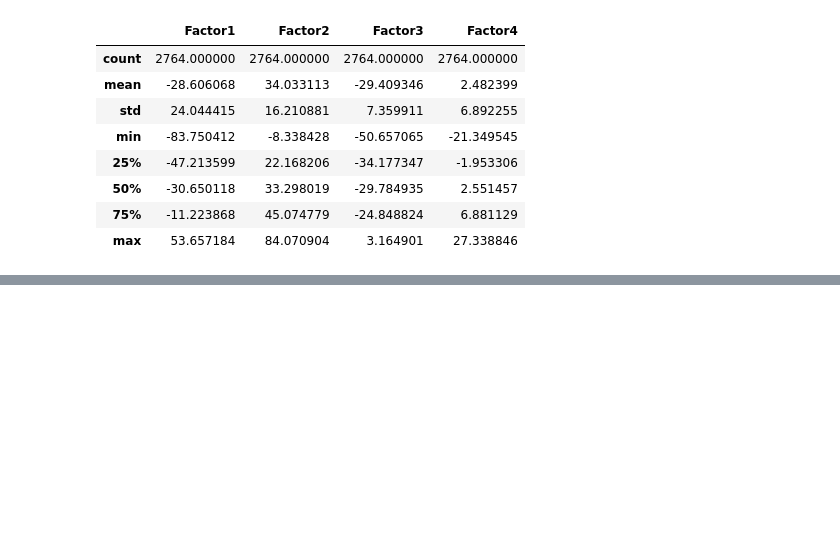
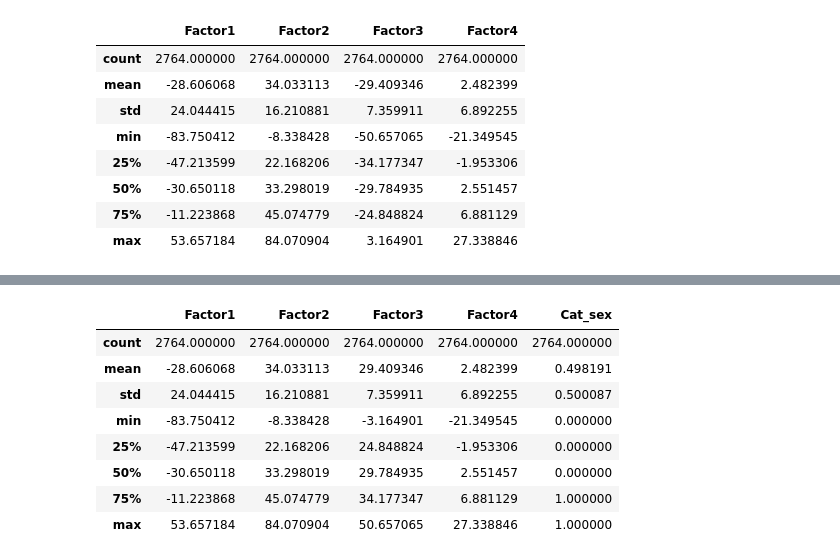
Before and after one commit to lemonsterpie/LHL-Final-Cat-Personality-Clustering, a Jupyter notebook: notebooks/dimensionality_reduction.ipynb, the cells around one changed output, grey strips where cells are left out. Drawn from its saved outputs; the diff is of its cells as text; code cells hidden in the pictures; blank space fills up the shorter version.

```diff
--- a/notebooks/dimensionality_reduction.ipynb
+++ b/notebooks/dimensionality_reduction.ipynb
@@ -268,3 +282,15 @@ Factor 4:
+# %%
+data_reduced.describe()
+# %% [output]
+|  | Factor1 | Factor2 | Factor3 | Factor4 | Cat_sex |
+| count | 2764.000000 | 2764.000000 | 2764.000000 | 2764.000000 | 2764.000000 |
+| mean | -28.606068 | 34.033113 | 29.409346 | 2.482399 | 0.498191 |
+| std | 24.044415 | 16.210881 | 7.359911 | 6.892255 | 0.500087 |
+| min | -83.750412 | -8.338428 | -3.164901 | -21.349545 | 0.000000 |
+| 25% | -47.213599 | 22.168206 | 24.848824 | -1.953306 | 0.000000 |
+| 50% | -30.650118 | 33.298019 | 29.784935 | 2.551457 | 0.000000 |
+| 75% | -11.223868 | 45.074779 | 34.177347 | 6.881129 | 1.000000 |
+| max | 53.657184 | 84.070904 | 50.657065 | 27.338846 | 1.000000 |
 # %%
 # Saving scaled and reduced data to directory
 
```
Also changed, not shown: parts of 5 cells of this notebook, 7 other files.
